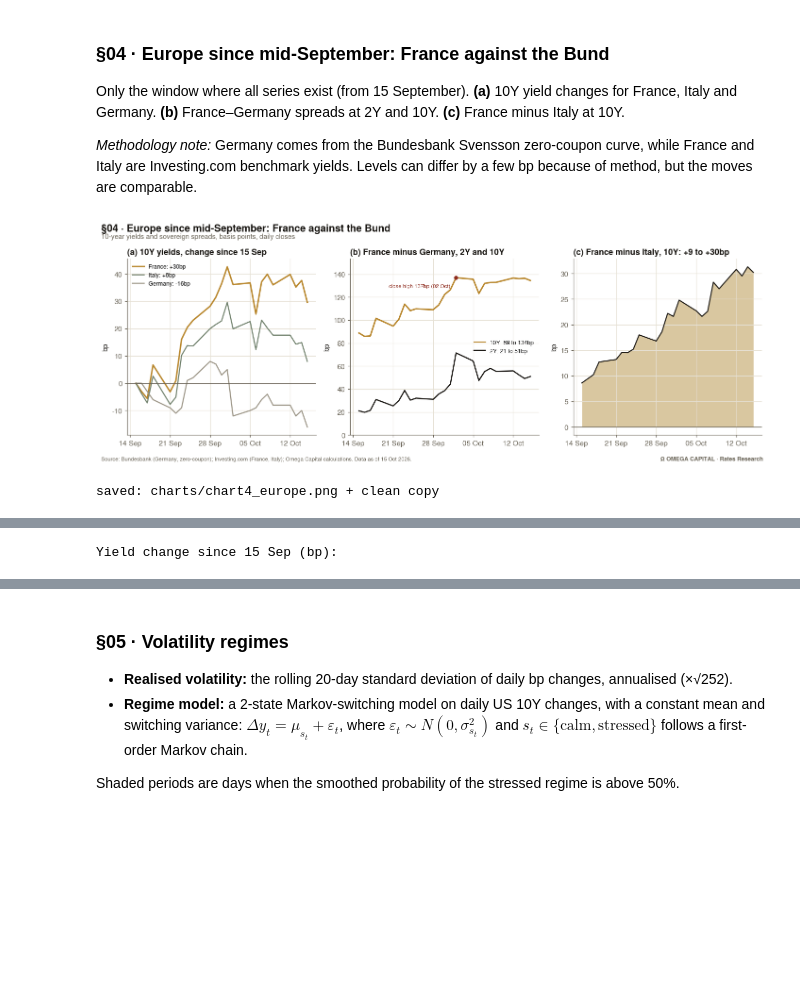
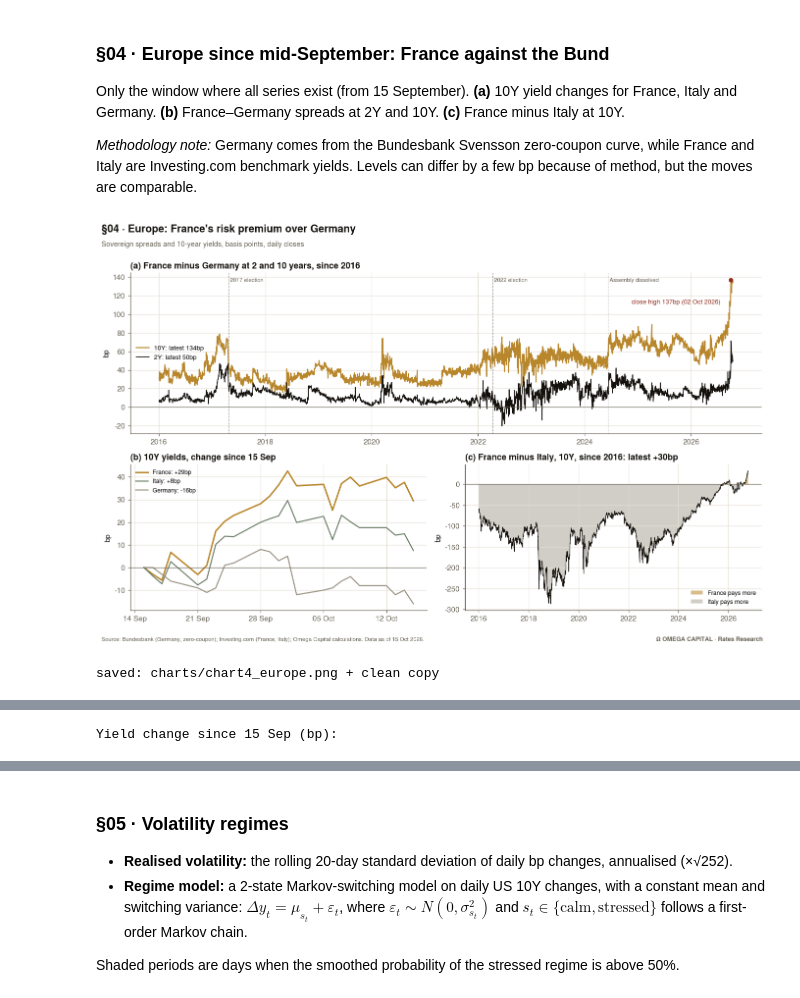
Before and after one commit to leowu06/bond-analysis, a Jupyter notebook: omega_bond_report.ipynb, the cells around one changed output, grey strips where cells are left out. Saved outputs shown, nothing was run; the diff lists cells and outputs as text; code cells hidden in the pictures; blank space fills up the shorter version.

```diff
--- a/omega_bond_report.ipynb
+++ b/omega_bond_report.ipynb
@@ -188,7 +190,10 @@ BASE = "2026-01-01"
 # %%
 LONG = {"US": "US_30Y", "JP": "JP_30Y", "DE": "DE_30Y", "FR": "FR_30Y", "UK": "UK_30Y"}
 LONG = {k: v for k, v in LONG.items() if v in px}
-YTD_OK = {k: v for k, v in LONG.items() if v in FULL}          # year-to-date only where history is complete
+# year-to-date only for series that have a close in the first week of 2026
+YTD_OK = {k: v for k, v in LONG.items()
+          if px[v].loc[BASE:].first_valid_index() is not None
+          and px[v].loc[BASE:].first_valid_index() <= pd.Timestamp("2026-01-09")}
 
 def bond_price(coupon, y, n=30, f=2):
     """Price per 100 of an n-year bullet bond, coupon and yield as decimals, f payments per year."""
@@ -426,50 +432,73 @@ Only the window where all series exist (from 15 September). **(a)** 10Y yield ch
 
 *Methodology note:* Germany comes from the Bundesbank Svensson zero-coupon curve, while France and Italy are Investing.com benchmark yields. Levels can differ by a few bp because of method, but the moves are comparable.
 # %%
+
 need = {"FR_10Y", "DE_10Y", "FR_2Y", "DE_2Y", "IT_10Y"}
 assert need <= set(px.columns), f"missing: {need - set(px.columns)}"
 
+s10 = ((px["FR_10Y"] - px["DE_10Y"]) * 100).dropna()
+s2 = ((px["FR_2Y"] - px["DE_2Y"]) * 100).dropna()
+fi = ((px["FR_10Y"] - px["IT_10Y"]) * 100).dropna()
 eu = px[sorted(need)].loc[P2:].dropna()
-s10 = (eu["FR_10Y"] - eu["DE_10Y"]) * 100
-s2 = (eu["FR_2Y"] - eu["DE_2Y"]) * 100
-fi = (eu["FR_10Y"] - eu["IT_10Y"]) * 100
 
-fig, axs = plt.subplots(1, 3, figsize=(13, 4.6))
-ax = axs[0]
+fig = plt.figure(figsize=(12.5, 7.8))
+gs = fig.add_gridspec(2, 2, height_ratios=[1.1, 1])
+
+ax = fig.add_subplot(gs[0, :])
+ax.plot(s10.index, s10, color=COL["FR"], lw=1.5, label=f"10Y: latest {s10.iloc[-1]:.0f}bp")
+ax.plot(s2.index, s2, color=COL["ink"], lw=1.1, label=f"2Y: latest {s2.iloc[-1]:.0f}bp")
+ax.scatter([s10.idxmax()], [s10.max()], color=COL["UK"], zorder=5, s=24)
+ax.annotate(f"close high {s10.max():.0f}bp ({s10.idxmax():%d %b %Y})", xy=(s10.idxmax(), s10.max()),
+            xytext=(-14, -30), textcoords="offset points", fontsize=8.5, color=COL["UK"], ha="right", va="center")
+for d, lbl in [("2017-04-23", "2017 election"), ("2022-04-10", "2022 election"), ("2024-06-09", "Assembly dissolved")]:
+    d = pd.Timestamp(d)
+    ax.axvline(d, color=COL["muted"], lw=0.7, ls=":")
+    ax.text(d, 0.97, " " + lbl, transform=ax.get_xaxis_transform(), fontsize=7.5, color=COL["muted"], va="top")
+ax.axhline(0, color=COL["muted"], lw=0.8); ax.set_ylabel("bp"); ax.legend(fontsize=8.5, loc="center left")
+ax.set_title("(a) France minus Germany at 2 and 10 years, since 2016")
+ax.xaxis.set_major_formatter(mdates.DateFormatter("%Y"))
+
+ax = fig.add_subplot(gs[1, 0])
 for col, cc, lbl in [("FR_10Y", "FR", "France"), ("IT_10Y", "IT", "Italy"), ("DE_10Y", "DE", "Germany")]:
     chg = (eu[col] - eu[col].iloc[0]) * 100
     ax.plot(chg.index, chg, color=COL[cc], lw=2 if cc == "FR" else 1.5, label=f"{lbl}: {chg.iloc[-1]:+.0f}bp")
 ax.axhline(0, color=COL["muted"], lw=0.8); ax.set_ylabel("bp"); ax.legend(fontsize=8, loc="upper left")
-ax.set_title("(a) 10Y yields, change since 15 Sep"); day_axis(ax)
+ax.set_title(f"(b) 10Y yields, change since {pd.Timestamp(P2):%d %b}"); day_axis(ax)
 
-ax = axs[1]
-ax.plot(s10.index, s10, color=COL["FR"], lw=2, label=f"10Y: {s10.iloc[0]:.0f} to {s10.iloc[-1]:.0f}bp")
-ax.plot(s2.index, s2, color=COL["ink"], lw=1.6, label=f"2Y: {s2.iloc[0]:.0f} to {s2.iloc[-1]:.0f}bp")
-ax.scatter([s10.idxmax()], [s10.max()], color=COL["UK"], zorder=5, s=22)
-ax.annotate(f"close high {s10.max():.0f}bp ({s10.idxmax():%d %b})", xy=(s10.idxmax(), s10.max()),
-            xytext=(-8, -14), textcoords="offset points", fontsize=7.5, color=COL["UK"], ha="right")
-ax.set_ylabel("bp"); ax.set_ylim(0, s10.max() * 1.12); ax.legend(fontsize=8, loc="center right")
-ax.set_title("(b) France minus Germany, 2Y and 10Y"); day_axis(ax)
+ax = fig.add_subplot(gs[1, 1])
+ax.fill_between(fi.index, 0, fi, where=fi >= 0, color=COL["accent"], alpha=0.55, lw=0, label="France pays more")
+ax.fill_between(fi.index, 0, fi, where=fi < 0, color=COL["DE"], alpha=0.45, lw=0, label="Italy pays more")
+ax.plot(fi.index, fi, color=COL["ink"], lw=0.8)
+ax.axhline(0, color=COL["muted"], lw=0.8); ax.set_ylabel("bp"); ax.legend(fontsize=8, loc="lower right")
+ax.set_title(f"(c) France minus Italy, 10Y, since 2016: latest {fi.iloc[-1]:+.0f}bp")
+ax.xaxis.set_major_formatter(mdates.DateFormatter("%Y"))
 
-ax = axs[2]
-ax.fill_between(fi.index, 0, fi, color=COL["light"], lw=0)
-ax.plot(fi.index, fi, color=COL["ink"], lw=1.4)
-ax.axhline(0, color=COL["muted"], lw=0.8); ax.set_ylabel("bp")
-ax.set_title(f"(c) France minus Italy, 10Y: {fi.iloc[0]:+.0f} to {fi.iloc[-1]:+.0f}bp"); day_axis(ax)
-
-header(fig, "§04 · Europe since mid-September: France against the Bund",
-       "10-year yields and sovereign spreads, basis points, daily closes")
+header(fig, "§04 · Europe: France's risk premium over Germany",
+       "Sovereign spreads and 10-year yields, basis points, daily closes")
 finish(fig, "chart4_europe", "Bundesbank (Germany, zero-coupon); Investing.com (France, Italy)")
 
+p10, p2_, pfi = s10.loc[P2:], s2.loc[P2:], fi.loc[P2:]
 tbl3 = pd.DataFrame({
-    "15 Sep": [s10.iloc[0], s2.iloc[0], fi.iloc[0]],
-    "Close high": [s10.max(), s2.max(), fi.max()],
-    "High on": [s10.idxmax().date(), s2.idxmax().date(), fi.idxmax().date()],
+    "15 Sep": [p10.iloc[0], p2_.iloc[0], pfi.iloc[0]],
+    "Close high since 15 Sep": [p10.max(), p2_.max(), pfi.max()],
     "Latest": [s10.iloc[-1], s2.iloc[-1], fi.iloc[-1]],
+    "Max since 2016": [s10.max(), s2.max(), fi.max()],
+    "Max on": [s10.idxmax().date(), s2.idxmax().date(), fi.idxmax().date()],
+    "Latest above % of days since 2016": [(s10 < s10.iloc[-1]).mean() * 100, (s2 < s2.iloc[-1]).mean() * 100,
+                                          (fi < fi.iloc[-1]).mean() * 100],
 }, index=["10Y France - Germany", "2Y France - Germany", "10Y France - Italy"]).round(0)
 display(tbl3)
 eu_chg = ((eu.iloc[-1] - eu.iloc[0]) * 100).round(0)
 print("Yield change since 15 Sep (bp):"); display(eu_chg.to_frame("bp"))
+
+above = fi > 0
+runs = (above != above.shift()).cumsum()
+episodes = [(g.index[0].date(), g.index[-1].date(), len(g)) for _, g in fi[above].groupby(runs[above])]
+print(f"France paid more than Italy on {above.mean():.0%} of days since 2016; episodes (start, end, days):")
+for e in episodes:
+    print("  ", e)
+pre = s10.loc[:"2025"]
+print(f"10Y OAT-Bund before 2026: max {pre.max():.0f}bp on {pre.idxmax().date()}, mean {pre.mean():.0f}bp")
 # %% [output]
-[figure, old version]
+[figure, new version]
 saved: charts/chart4_europe.png + clean copy
```
Also changed, not shown: parts of 5 cells of this notebook, 18 other files.
